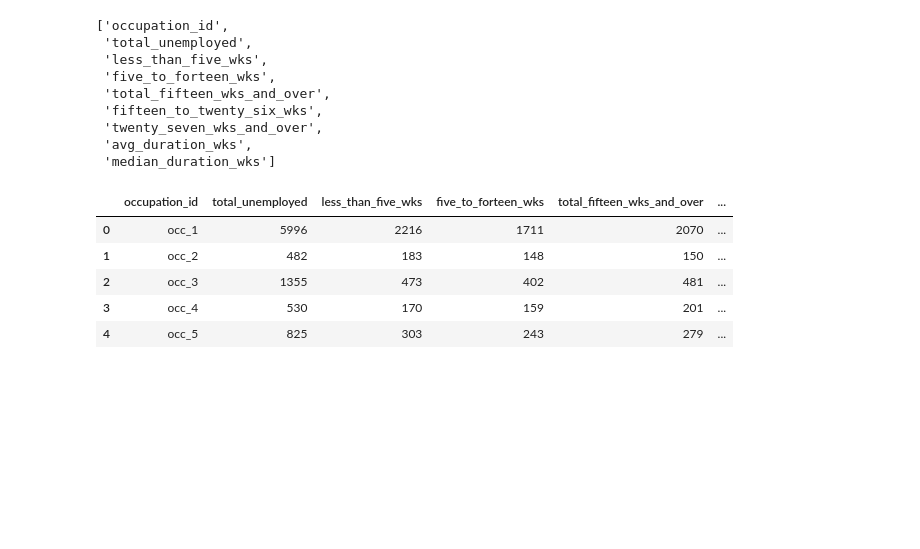
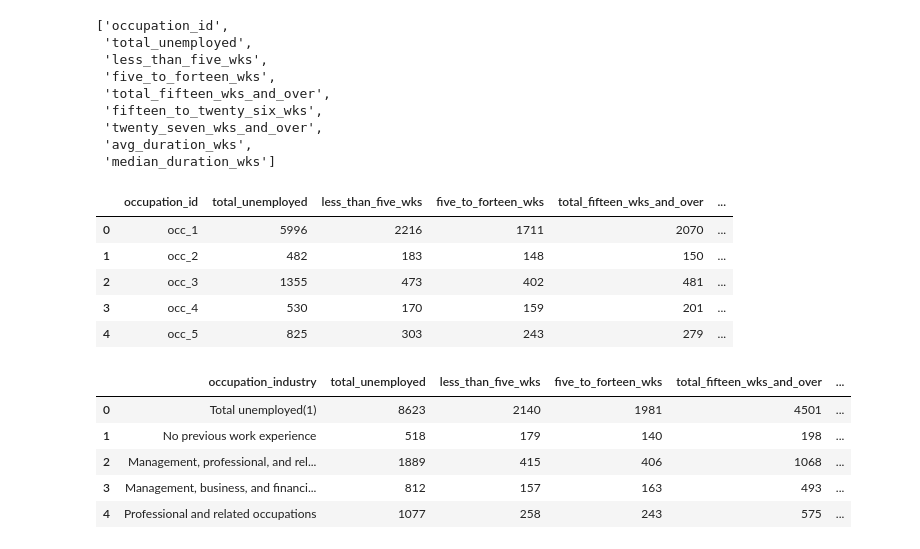
Before and after one commit to tvaughn905/Project-3, a Jupyter notebook: cleaning_industry_data.ipynb, the cells around one changed output. Drawn from its saved outputs; the diff is of its cells as text; code cells hidden in the pictures; blank space fills up the shorter version.

Commit message:
Cleaned unemployment by industry and uploading csv output

```diff
--- a/cleaning_industry_data.ipynb
+++ b/cleaning_industry_data.ipynb
@@ -381,3 +378,16 @@ cleaned_2022_df.head()
 | 2 | occ_3 | 1355 | 473 | 402 | 481 | ... |
 | 3 | occ_4 | 530 | 170 | 159 | 201 | ... |
 | 4 | occ_5 | 825 | 303 | 243 | 279 | ... |
+# %%
+merged_2021_df = industry_2021_clean.merge(occupation_df, on= 'occupation_industry', how= 'left')
+merged_2020_df = industry_2020_clean.merge(occupation_df, on= 'occupation_industry', how= 'left')
+merged_2019_df = industry_2019_clean.merge(occupation_df, on= 'occupation_industry', how= 'left')
+merged_2018_df = industry_2018_clean.merge(occupation_df, on= 'occupation_industry', how= 'left')
+merged_2021_df.head()
+# %% [output]
+|  | occupation_industry | total_unemployed | less_than_five_wks | five_to_forteen_wks | total_fifteen_wks_and_over | ... |
+| 0 | Total unemployed(1) | 8623 | 2140 | 1981 | 4501 | ... |
+| 1 | No previous work experience | 518 | 179 | 140 | 198 | ... |
+| 2 | Management, professional, and rel... | 1889 | 415 | 406 | 1068 | ... |
+| 3 | Management, business, and financi... | 812 | 157 | 163 | 493 | ... |
+| 4 | Professional and related occupations | 1077 | 258 | 243 | 575 | ... |
```
Also changed, not shown: parts of 5 cells of this notebook, 5 other files.
